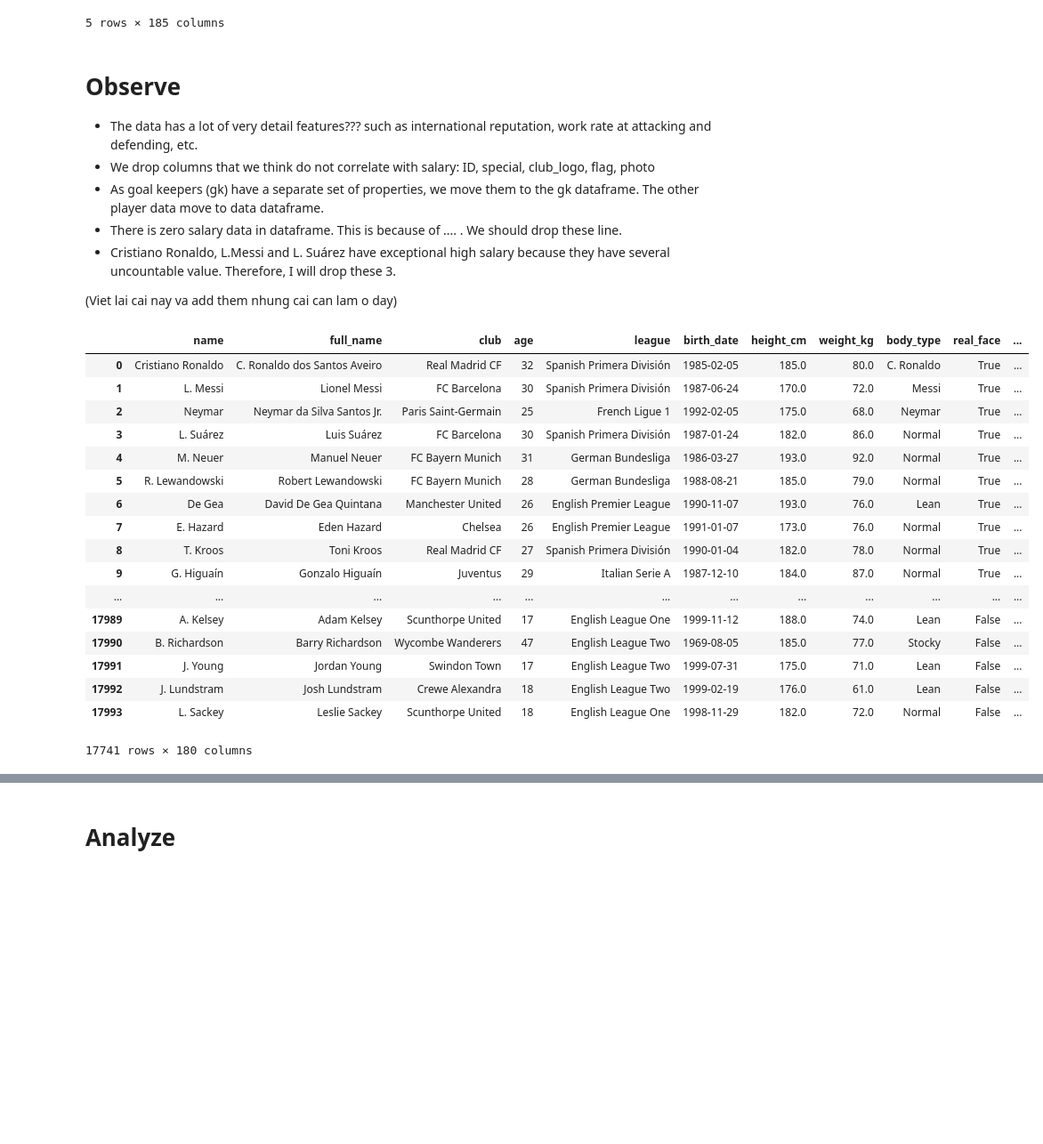
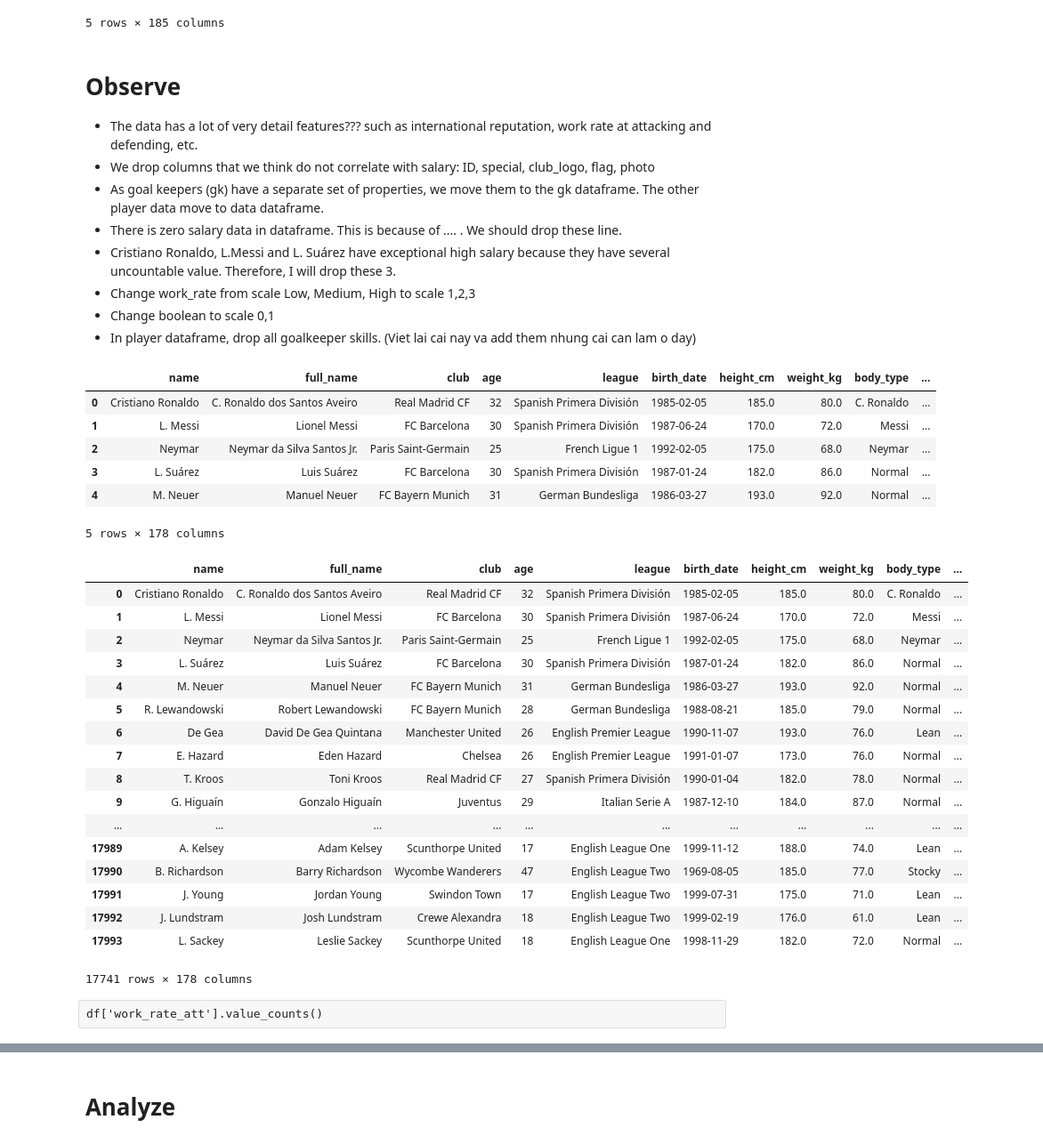
Before and after one commit to leducsang97/FIFA-18-Salary, a Jupyter notebook: Salary.ipynb, the cells around one changed output, grey strips where cells are left out. Shown at 89% size. Drawn from its saved outputs; the diff is of its cells as text; code cells hidden in the pictures; blank space fills up the shorter version.

```diff
--- a/Salary.ipynb
+++ b/Salary.ipynb
@@ -32,37 +32,27 @@ df.head(5)
 - As goal keepers (gk) have a separate set of properties, we move them to the gk dataframe. The other player data move to data dataframe.
 - There is zero salary data in dataframe. This is because of .... . We should drop these line.
 - Cristiano Ronaldo, L.Messi and L. Suárez have exceptional high salary because they have several uncountable value. Therefore, I will drop these 3.
-
+- Change work_rate from scale Low, Medium, High to scale 1,2,3
+- Change boolean to scale 0,1
+- In player dataframe, drop all goalkeeper skills.
 (Viet lai cai nay va add them nhung cai can lam o day)
 # %%
 # Drop exceptions
 # df.drop(['20801', '158023', '176580'], axis=0)
 
 # Drop columns.
-for i in {'ID','special','club_logo','flag','photo'}:
+for i in {'ID','special','club_logo','flag','photo','real_face', 'prefers_gk'}:
     del df[i]
 
 # Drop zero salary row.
 df = df[df['eur_wage']!=0]
 
-
-df
+df.head(5)
 # %% [output]
-|  | name | full_name | club | age | league | birth_date | height_cm | weight_kg | body_type | real_face | ... |
-| 0 | Cristiano Ronaldo | C. Ronaldo dos Santos Aveiro | Real Madrid CF | 32 | Spanish Primera División | 1985-02-05 | 185.0 | 80.0 | C. Ronaldo | True | ... |
-| 1 | L. Messi | Lionel Messi | FC Barcelona | 30 | Spanish Primera División | 1987-06-24 | 170.0 | 72.0 | Messi | True | ... |
-| 2 | Neymar | Neymar da Silva Santos Jr. | Paris Saint-Germain | 25 | French Ligue 1 | 1992-02-05 | 175.0 | 68.0 | Neymar | True | ... |
-| 3 | L. Suárez | Luis Suárez | FC Barcelona | 30 | Spanish Primera División | 1987-01-24 | 182.0 | 86.0 | Normal | True | ... |
-| 4 | M. Neuer | Manuel Neuer | FC Bayern Munich | 31 | German Bundesliga | 1986-03-27 | 193.0 | 92.0 | Normal | True | ... |
-| 5 | R. Lewandowski | Robert Lewandowski | FC Bayern Munich | 28 | German Bundesliga | 1988-08-21 | 185.0 | 79.0 | Normal | True | ... |
-| 6 | De Gea | David De Gea Quintana | Manchester United | 26 | English Premier League | 1990-11-07 | 193.0 | 76.0 | Lean | True | ... |
-| 7 | E. Hazard | Eden Hazard | Chelsea | 26 | English Premier League | 1991-01-07 | 173.0 | 76.0 | Normal | True | ... |
-| 8 | T. Kroos | Toni Kroos | Real Madrid CF | 27 | Spanish Primera División | 1990-01-04 | 182.0 | 78.0 | Normal | True | ... |
-| 9 | G. Higuaín | Gonzalo Higuaín | Juventus | 29 | Italian Serie A | 1987-12-10 | 184.0 | 87.0 | Normal | True | ... |
-| ... | ... | ... | ... | ... | ... | ... | ... | ... | ... | ... | ... |
-| 17989 | A. Kelsey | Adam Kelsey | Scunthorpe United | 17 | English League One | 1999-11-12 | 188.0 | 74.0 | Lean | False | ... |
-| 17990 | B. Richardson | Barry Richardson | Wycombe Wanderers | 47 | English League Two | 1969-08-05 | 185.0 | 77.0 | Stocky | False | ... |
-| 17991 | J. Young | Jordan Young | Swindon Town | 17 | English League Two | 1999-07-31 | 175.0 | 71.0 | Lean | False | ... |
-| 17992 | J. Lundstram | Josh Lundstram | Crewe Alexandra | 18 | English League Two | 1999-02-19 | 176.0 | 61.0 | Lean | False | ... |
-| 17993 | L. Sackey | Leslie Sackey | Scunthorpe United | 18 | English League One | 1998-11-29 | 182.0 | 72.0 | Normal | False | ... |
+|  | name | full_name | club | age | league | birth_date | height_cm | weight_kg | body_type | ... |
+| 0 | Cristiano Ronaldo | C. Ronaldo dos Santos Aveiro | Real Madrid CF | 32 | Spanish Primera División | 1985-02-05 | 185.0 | 80.0 | C. Ronaldo | ... |
+| 1 | L. Messi | Lionel Messi | FC Barcelona | 30 | Spanish Primera División | 1987-06-24 | 170.0 | 72.0 | Messi | ... |
+| 2 | Neymar | Neymar da Silva Santos Jr. | Paris Saint-Germain | 25 | French Ligue 1 | 1992-02-05 | 175.0 | 68.0 | Neymar | ... |
+| 3 | L. Suárez | Luis Suárez | FC Barcelona | 30 | Spanish Primera División | 1987-01-24 | 182.0 | 86.0 | Normal | ... |
+| 4 | M. Neuer | Manuel Neuer | FC Bayern Munich | 31 | German Bundesliga | 1986-03-27 | 193.0 | 92.0 | Normal | ... |
-17741 rows × 180 columns
+5 rows × 178 columns
@@ -69,3 +62,31 @@ df
+# %%
+start_column = df.columns.get_loc("1_on_1_rush_trait")
+end_column = df.columns.get_loc("prefers_lcb") + 1
+for i in range (start_column,end_column):
+    a = df.iloc[:,i]
+    a.replace({True:1, False:0}, inplace = True)
+df
+# %% [output]
+|  | name | full_name | club | age | league | birth_date | height_cm | weight_kg | body_type | ... |
+| 0 | Cristiano Ronaldo | C. Ronaldo dos Santos Aveiro | Real Madrid CF | 32 | Spanish Primera División | 1985-02-05 | 185.0 | 80.0 | C. Ronaldo | ... |
+| 1 | L. Messi | Lionel Messi | FC Barcelona | 30 | Spanish Primera División | 1987-06-24 | 170.0 | 72.0 | Messi | ... |
+| 2 | Neymar | Neymar da Silva Santos Jr. | Paris Saint-Germain | 25 | French Ligue 1 | 1992-02-05 | 175.0 | 68.0 | Neymar | ... |
+| 3 | L. Suárez | Luis Suárez | FC Barcelona | 30 | Spanish Primera División | 1987-01-24 | 182.0 | 86.0 | Normal | ... |
+| 4 | M. Neuer | Manuel Neuer | FC Bayern Munich | 31 | German Bundesliga | 1986-03-27 | 193.0 | 92.0 | Normal | ... |
+| 5 | R. Lewandowski | Robert Lewandowski | FC Bayern Munich | 28 | German Bundesliga | 1988-08-21 | 185.0 | 79.0 | Normal | ... |
+| 6 | De Gea | David De Gea Quintana | Manchester United | 26 | English Premier League | 1990-11-07 | 193.0 | 76.0 | Lean | ... |
+| 7 | E. Hazard | Eden Hazard | Chelsea | 26 | English Premier League | 1991-01-07 | 173.0 | 76.0 | Normal | ... |
+| 8 | T. Kroos | Toni Kroos | Real Madrid CF | 27 | Spanish Primera División | 1990-01-04 | 182.0 | 78.0 | Normal | ... |
+| 9 | G. Higuaín | Gonzalo Higuaín | Juventus | 29 | Italian Serie A | 1987-12-10 | 184.0 | 87.0 | Normal | ... |
+| ... | ... | ... | ... | ... | ... | ... | ... | ... | ... | ... |
+| 17989 | A. Kelsey | Adam Kelsey | Scunthorpe United | 17 | English League One | 1999-11-12 | 188.0 | 74.0 | Lean | ... |
+| 17990 | B. Richardson | Barry Richardson | Wycombe Wanderers | 47 | English League Two | 1969-08-05 | 185.0 | 77.0 | Stocky | ... |
+| 17991 | J. Young | Jordan Young | Swindon Town | 17 | English League Two | 1999-07-31 | 175.0 | 71.0 | Lean | ... |
+| 17992 | J. Lundstram | Josh Lundstram | Crewe Alexandra | 18 | English League Two | 1999-02-19 | 176.0 | 61.0 | Lean | ... |
+| 17993 | L. Sackey | Leslie Sackey | Scunthorpe United | 18 | English League One | 1998-11-29 | 182.0 | 72.0 | Normal | ... |
+17741 rows × 178 columns
+# %% [raw]
+df['work_rate_att'].value_counts()
 # %%
 # Put gk data to gk dataframe.
 gk = df[df['gk'].notnull()]
```
Also changed, not shown: parts of 4 cells of this notebook.
